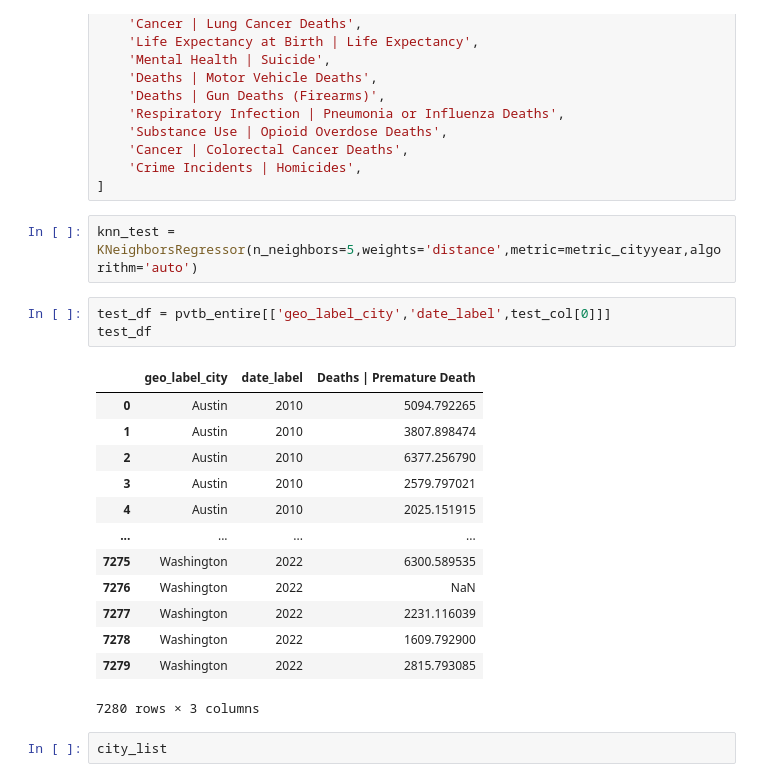
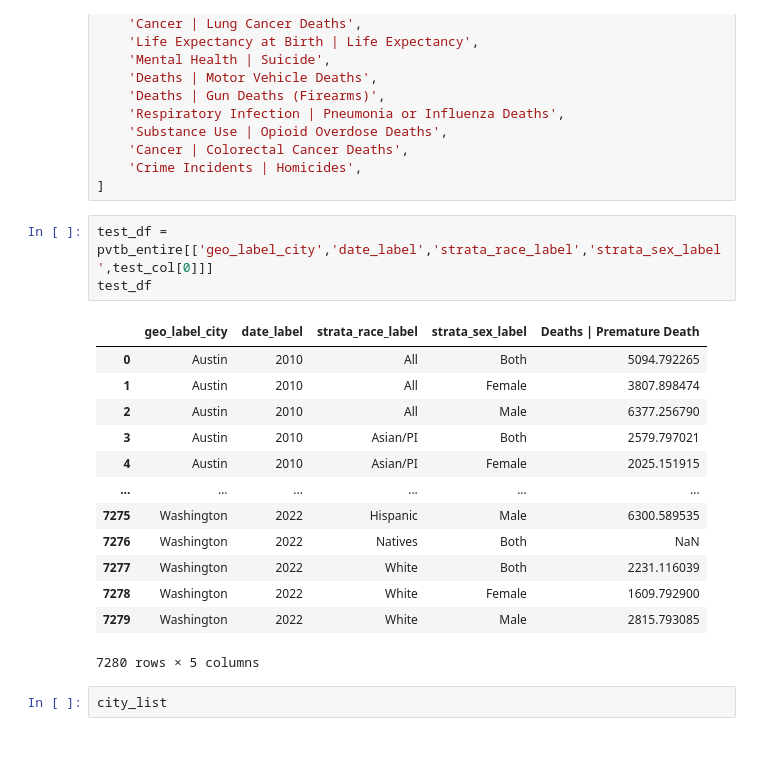
Before and after one commit to WASSUP-AIModel-3rd-Project1/Project-1, a Jupyter notebook: 240620_how_to_fill_missing.ipynb, the cells around one changed output. Cells and saved outputs as stored; diff of their text form; blank space fills up the shorter version.

```diff
--- a/240620_how_to_fill_missing.ipynb
+++ b/240620_how_to_fill_missing.ipynb
@@ -628,25 +649,23 @@ test_col = [
     'Cancer | Colorectal Cancer Deaths',
     'Crime Incidents | Homicides',
 ]
-# %%
-knn_test = KNeighborsRegressor(n_neighbors=5,weights='distance',metric=metric_cityyear,algorithm='auto')
 # %%
-test_df = pvtb_entire[['geo_label_city','date_label',test_col[0]]]
+test_df = pvtb_entire[['geo_label_city','date_label','strata_race_label','strata_sex_label',test_col[0]]]
 test_df
 # %% [output]
-|  | geo_label_city | date_label | Deaths | Premature Death |
-| 0 | Austin | 2010 | 5094.792265 |
-| 1 | Austin | 2010 | 3807.898474 |
-| 2 | Austin | 2010 | 6377.256790 |
-| 3 | Austin | 2010 | 2579.797021 |
-| 4 | Austin | 2010 | 2025.151915 |
-| ... | ... | ... | ... |
-| 7275 | Washington | 2022 | 6300.589535 |
-| 7276 | Washington | 2022 | NaN |
-| 7277 | Washington | 2022 | 2231.116039 |
-| 7278 | Washington | 2022 | 1609.792900 |
-| 7279 | Washington | 2022 | 2815.793085 |
+|  | geo_label_city | date_label | strata_race_label | strata_sex_label | Deaths | Premature Death |
+| 0 | Austin | 2010 | All | Both | 5094.792265 |
+| 1 | Austin | 2010 | All | Female | 3807.898474 |
+| 2 | Austin | 2010 | All | Male | 6377.256790 |
+| 3 | Austin | 2010 | Asian/PI | Both | 2579.797021 |
+| 4 | Austin | 2010 | Asian/PI | Female | 2025.151915 |
+| ... | ... | ... | ... | ... | ... |
+| 7275 | Washington | 2022 | Hispanic | Male | 6300.589535 |
+| 7276 | Washington | 2022 | Natives | Both | NaN |
+| 7277 | Washington | 2022 | White | Both | 2231.116039 |
+| 7278 | Washington | 2022 | White | Female | 1609.792900 |
+| 7279 | Washington | 2022 | White | Male | 2815.793085 |
-7280 rows × 3 columns
+7280 rows × 5 columns
 # %%
 city_list
 # %% [output]
```
Also changed, not shown: parts of 25 cells of this notebook.
